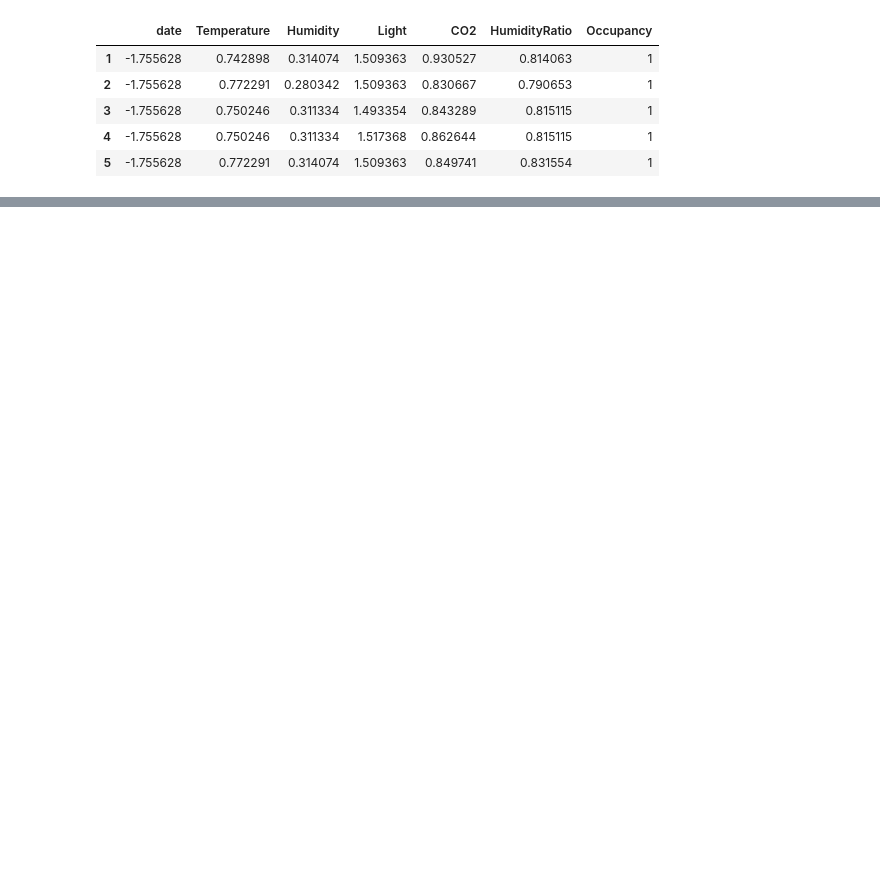
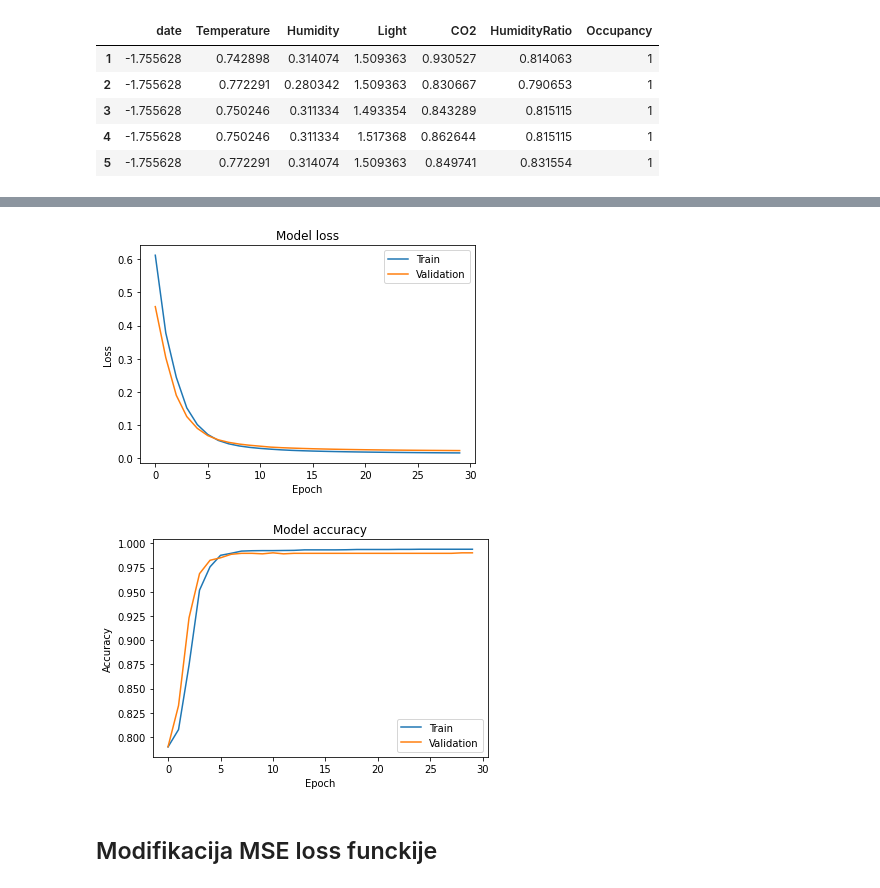
Before and after one commit to mirjanaz200/Room-Occupation, a Jupyter notebook: Room Occupancy.ipynb, the cells around one changed output, grey strips where cells are left out. Cells and saved outputs as stored; diff of their text form; code cells hidden in the pictures; blank space fills up the shorter version.

```diff
--- a/Room Occupancy.ipynb
+++ b/Room Occupancy.ipynb
@@ -84,0 +89,23 @@ Name: Occupancy, Length: 9752, dtype: int64
+# %%
+def print_result(model):
+    model.evaluate(X_test, Y_test)[1]
+    #-----------------------------------------------
+    plt.plot(hist.history['loss'])
+    plt.plot(hist.history['val_loss'])
+    plt.title('Model loss')
+    plt.ylabel('Loss')
+    plt.xlabel('Epoch')
+    plt.legend(['Train', 'Validation'], loc='upper right')
+    plt.show()
+    #------------------------------------------------
+    plt.plot(hist.history['accuracy'])
+    plt.plot(hist.history['val_accuracy'])
+    plt.title('Model accuracy')
+    plt.ylabel('Accuracy')
+    plt.xlabel('Epoch')
+    plt.legend(['Train', 'Validation'], loc='lower right')
+    plt.show()
+    #------------------------------------------------
+#     y_pred = model.predict(X_test)
+#     y_pred = (y_pred > 0.5)
+#     confusion_matrix = (Y_test, y_pred)
@@ -113,0 +208,13 @@ Epoch 30/30
+# %%
+# radi dobro kada je u poslednjem sloju tanh aktivaciona funkcija
+classifier3 = Sequential([Dense(NODES1, activation='relu', input_dim=INPUT_DIM),
+                          Dense(NODES2, activation='relu'),
+                          Dense(1, activation='tanh'),])
+
+classifier3.compile(optimizer='sgd',
+                    loss='categorical_hinge',
+                    metrics=['accuracy'])
+
+hist = classifier3.fit(X_train, Y_train,
+                       batch_size=BATCH_SIZE, epochs=EPOCHS,
+                       validation_data=(X_test, Y_test))
@@ -113,0 +239,3 @@ Epoch 30/30
+# %%
+print_result(classifier3)
+# %% [output]
@@ -113,0 +243,4 @@ Epoch 30/30
+[figure, added]
+[figure, added]
+# %% [markdown]
+## Modifikacija MSE loss funckije
```
Also changed, not shown: parts of 28 cells of this notebook.
